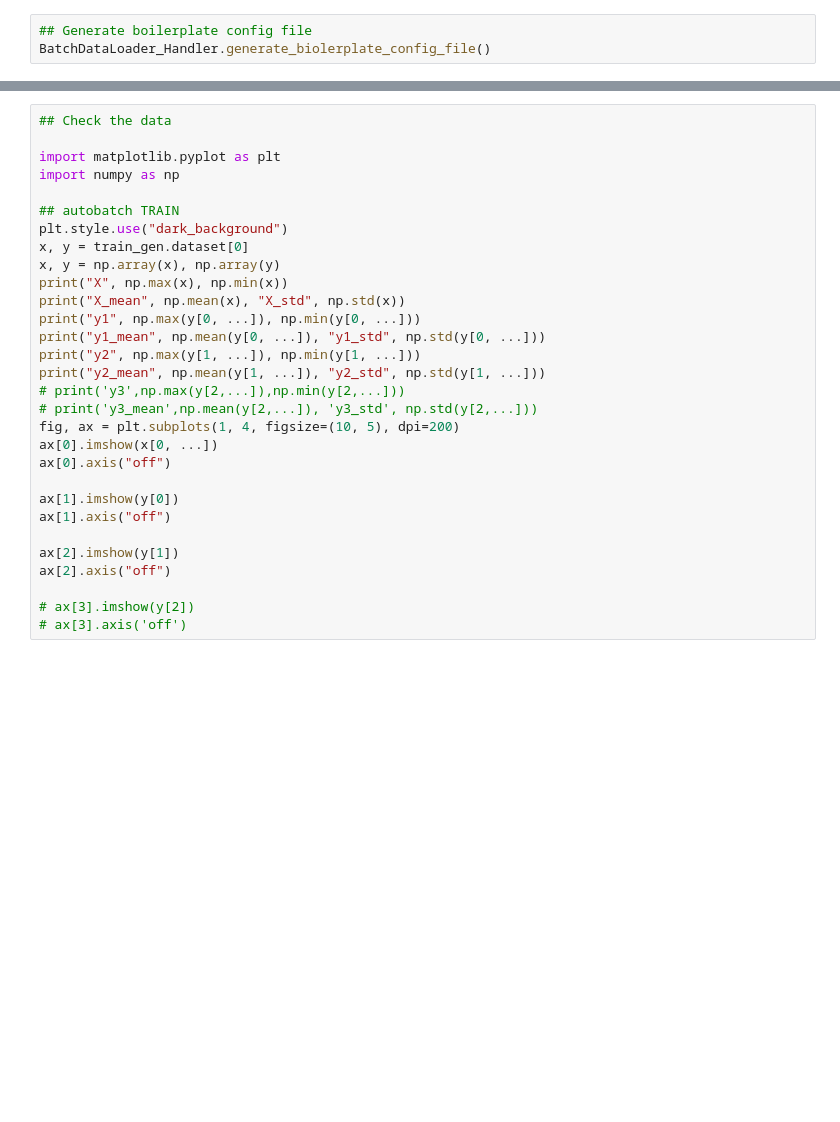
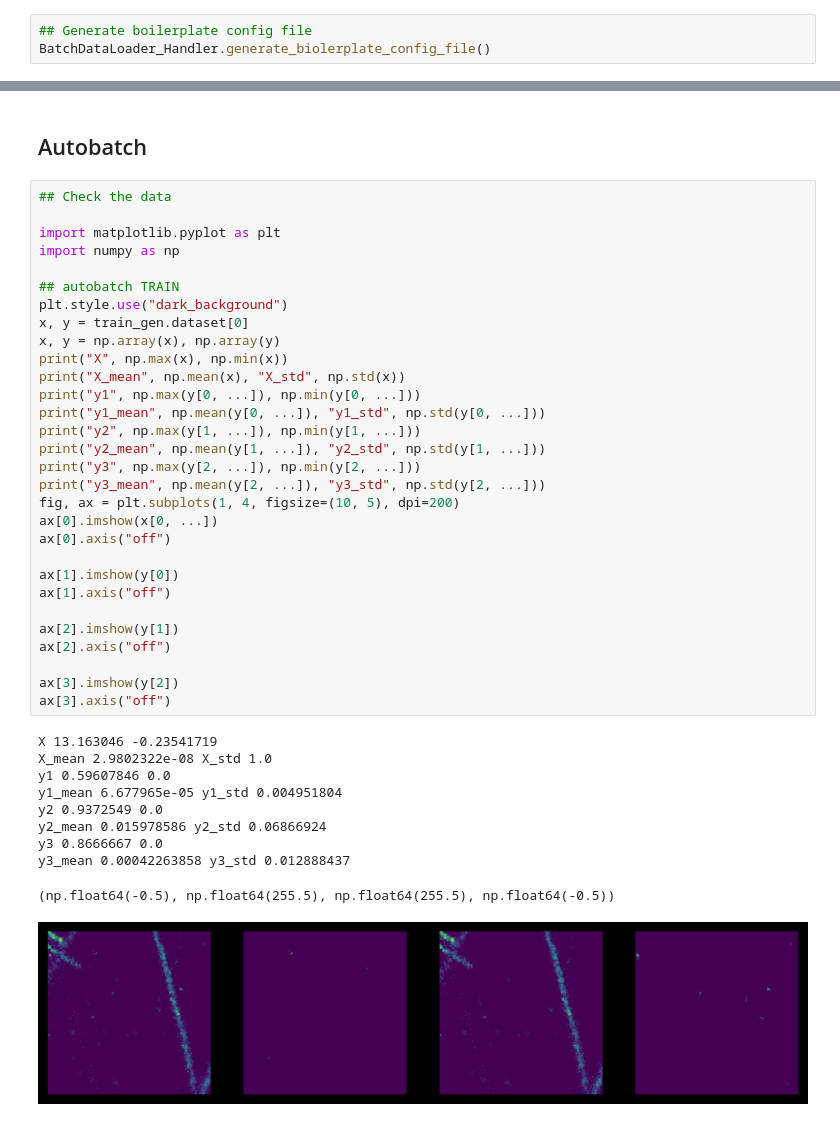
Before and after one commit to Zatyrus/NanTex, a Jupyter notebook: data_loader_sandbox.ipynb, the cells around one changed output, grey strips where cells are left out. Saved outputs shown, nothing was run; the diff lists cells and outputs as text; blank space fills up the shorter version.

```diff
--- a/data_loader_sandbox.ipynb
+++ b/data_loader_sandbox.ipynb
@@ -52,30 +127,43 @@ ax[2].axis("off")
+# %% [markdown]
+## Autobatch
 # %%
 ## Check the data
 
 import matplotlib.pyplot as plt
 import numpy as np
 
 ## autobatch TRAIN
 plt.style.use("dark_background")
 x, y = train_gen.dataset[0]
 x, y = np.array(x), np.array(y)
 print("X", np.max(x), np.min(x))
 print("X_mean", np.mean(x), "X_std", np.std(x))
 print("y1", np.max(y[0, ...]), np.min(y[0, ...]))
 print("y1_mean", np.mean(y[0, ...]), "y1_std", np.std(y[0, ...]))
 print("y2", np.max(y[1, ...]), np.min(y[1, ...]))
 print("y2_mean", np.mean(y[1, ...]), "y2_std", np.std(y[1, ...]))
-# print('y3',np.max(y[2,...]),np.min(y[2,...]))
-# print('y3_mean',np.mean(y[2,...]), 'y3_std', np.std(y[2,...]))
+print("y3", np.max(y[2, ...]), np.min(y[2, ...]))
+print("y3_mean", np.mean(y[2, ...]), "y3_std", np.std(y[2, ...]))
 fig, ax = plt.subplots(1, 4, figsize=(10, 5), dpi=200)
 ax[0].imshow(x[0, ...])
 ax[0].axis("off")
 
 ax[1].imshow(y[0])
 ax[1].axis("off")
 
 ax[2].imshow(y[1])
 ax[2].axis("off")
 
-# ax[3].imshow(y[2])
-# ax[3].axis('off')
+ax[3].imshow(y[2])
+ax[3].axis("off")
+# %% [output]
+X 13.163046 -0.23541719
+X_mean 2.9802322e-08 X_std 1.0
+y1 0.59607846 0.0
+y1_mean 6.677965e-05 y1_std 0.004951804
+y2 0.9372549 0.0
+y2_mean 0.015978586 y2_std 0.06866924
+y3 0.8666667 0.0
+y3_mean 0.00042263858 y3_std 0.012888437
+(np.float64(-0.5), np.float64(255.5), np.float64(255.5), np.float64(-0.5))
+[figure, added]
```
Also changed, not shown: parts of 4 cells of this notebook.
